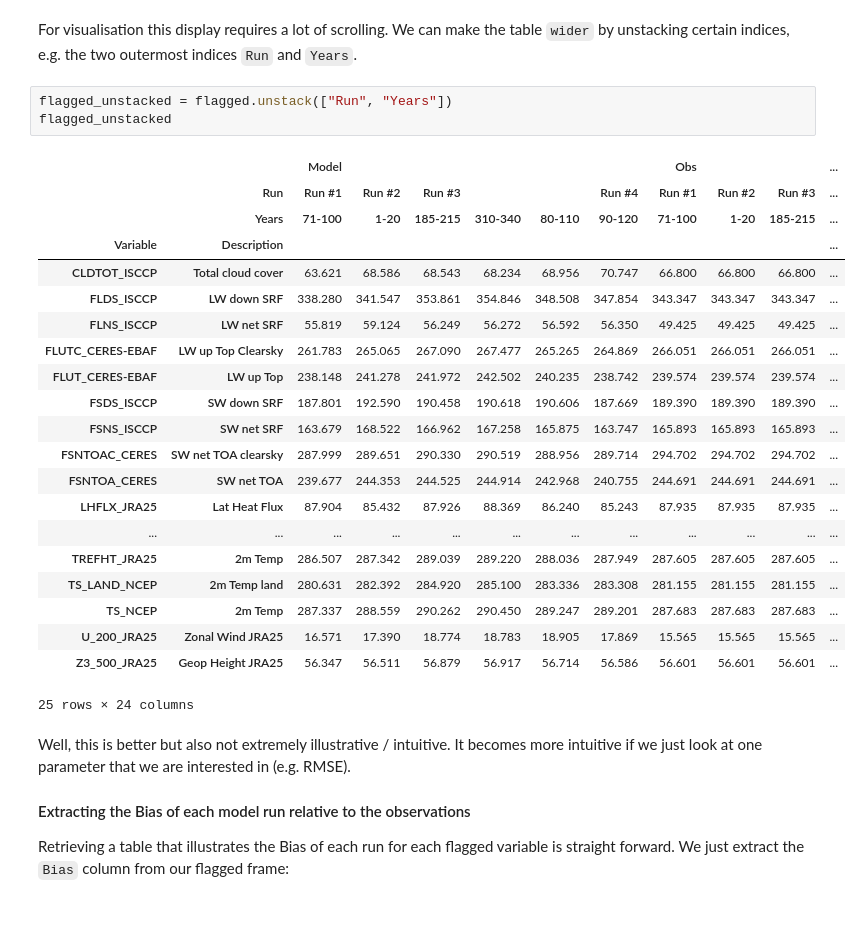
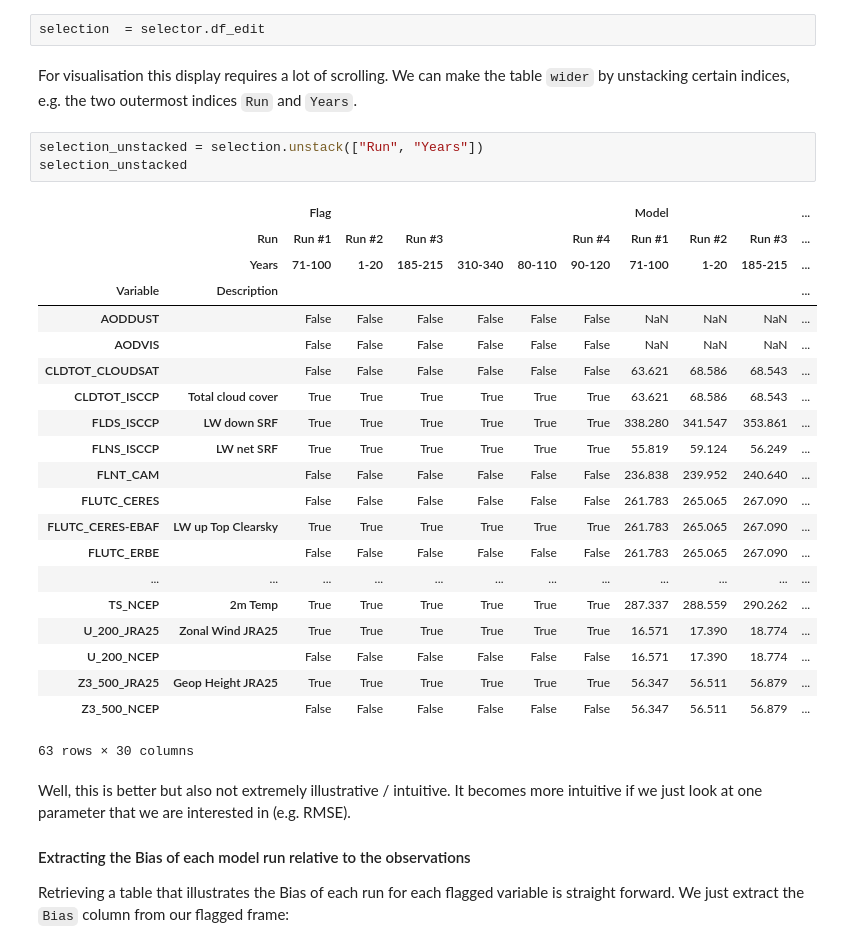
Before and after one commit to jgliss/my_notebooks, a Jupyter notebook: notebooks/read_ascii_cams_diag.ipynb, the cells around one changed output. Saved outputs shown, nothing was run; the diff lists cells and outputs as text; blank space fills up the shorter version.

```diff
--- a/notebooks/read_ascii_cams_diag.ipynb
+++ b/notebooks/read_ascii_cams_diag.ipynb
@@ -369,30 +434,32 @@ UnboundLocalError: local variable 'flagged' referenced before assignment
+# %%
+selection  = selector.df_edit
 # %% [markdown]
 For visualisation this display requires a lot of scrolling. We can make the table `wider` by unstacking certain indices, e.g. the two outermost indices `Run` and `Years`.
 # %%
-flagged_unstacked = flagged.unstack(["Run", "Years"])
-flagged_unstacked
+selection_unstacked = selection.unstack(["Run", "Years"])
+selection_unstacked
 # %% [output]
-|  |  | Model |  |  |  |  |  | Obs |  |  | ... |
+|  |  | Flag |  |  |  |  |  | Model |  |  | ... |
 |  | Run | Run #1 | Run #2 | Run #3 |  |  | Run #4 | Run #1 | Run #2 | Run #3 | ... |
 |  | Years | 71-100 | 1-20 | 185-215 | 310-340 | 80-110 | 90-120 | 71-100 | 1-20 | 185-215 | ... |
 | Variable | Description |  |  |  |  |  |  |  |  |  | ... |
-| CLDTOT_ISCCP | Total cloud cover | 63.621 | 68.586 | 68.543 | 68.234 | 68.956 | 70.747 | 66.800 | 66.800 | 66.800 | ... |
-| FLDS_ISCCP | LW down SRF | 338.280 | 341.547 | 353.861 | 354.846 | 348.508 | 347.854 | 343.347 | 343.347 | 343.347 | ... |
-| FLNS_ISCCP | LW net SRF | 55.819 | 59.124 | 56.249 | 56.272 | 56.592 | 56.350 | 49.425 | 49.425 | 49.425 | ... |
-| FLUTC_CERES-EBAF | LW up Top Clearsky | 261.783 | 265.065 | 267.090 | 267.477 | 265.265 | 264.869 | 266.051 | 266.051 | 266.051 | ... |
-| FLUT_CERES-EBAF | LW up Top | 238.148 | 241.278 | 241.972 | 242.502 | 240.235 | 238.742 | 239.574 | 239.574 | 239.574 | ... |
-| FSDS_ISCCP | SW down SRF | 187.801 | 192.590 | 190.458 | 190.618 | 190.606 | 187.669 | 189.390 | 189.390 | 189.390 | ... |
-| FSNS_ISCCP | SW net SRF | 163.679 | 168.522 | 166.962 | 167.258 | 165.875 | 163.747 | 165.893 | 165.893 | 165.893 | ... |
-| FSNTOAC_CERES | SW net TOA clearsky | 287.999 | 289.651 | 290.330 | 290.519 | 288.956 | 289.714 | 294.702 | 294.702 | 294.702 | ... |
-| FSNTOA_CERES | SW net TOA | 239.677 | 244.353 | 244.525 | 244.914 | 242.968 | 240.755 | 244.691 | 244.691 | 244.691 | ... |
-| LHFLX_JRA25 | Lat Heat Flux | 87.904 | 85.432 | 87.926 | 88.369 | 86.240 | 85.243 | 87.935 | 87.935 | 87.935 | ... |
+| AODDUST |  | False | False | False | False | False | False | NaN | NaN | NaN | ... |
+| AODVIS |  | False | False | False | False | False | False | NaN | NaN | NaN | ... |
+| CLDTOT_CLOUDSAT |  | False | False | False | False | False | False | 63.621 | 68.586 | 68.543 | ... |
+| CLDTOT_ISCCP | Total cloud cover | True | True | True | True | True | True | 63.621 | 68.586 | 68.543 | ... |
+| FLDS_ISCCP | LW down SRF | True | True | True | True | True | True | 338.280 | 341.547 | 353.861 | ... |
+| FLNS_ISCCP | LW net SRF | True | True | True | True | True | True | 55.819 | 59.124 | 56.249 | ... |
+| FLNT_CAM |  | False | False | False | False | False | False | 236.838 | 239.952 | 240.640 | ... |
+| FLUTC_CERES |  | False | False | False | False | False | False | 261.783 | 265.065 | 267.090 | ... |
+| FLUTC_CERES-EBAF | LW up Top Clearsky | True | True | True | True | True | True | 261.783 | 265.065 | 267.090 | ... |
+| FLUTC_ERBE |  | False | False | False | False | False | False | 261.783 | 265.065 | 267.090 | ... |
 | ... | ... | ... | ... | ... | ... | ... | ... | ... | ... | ... | ... |
-| TREFHT_JRA25 | 2m Temp | 286.507 | 287.342 | 289.039 | 289.220 | 288.036 | 287.949 | 287.605 | 287.605 | 287.605 | ... |
-| TS_LAND_NCEP | 2m Temp land | 280.631 | 282.392 | 284.920 | 285.100 | 283.336 | 283.308 | 281.155 | 281.155 | 281.155 | ... |
-| TS_NCEP | 2m Temp | 287.337 | 288.559 | 290.262 | 290.450 | 289.247 | 289.201 | 287.683 | 287.683 | 287.683 | ... |
-| U_200_JRA25 | Zonal Wind JRA25 | 16.571 | 17.390 | 18.774 | 18.783 | 18.905 | 17.869 | 15.565 | 15.565 | 15.565 | ... |
-| Z3_500_JRA25 | Geop Height JRA25 | 56.347 | 56.511 | 56.879 | 56.917 | 56.714 | 56.586 | 56.601 | 56.601 | 56.601 | ... |
+| TS_NCEP | 2m Temp | True | True | True | True | True | True | 287.337 | 288.559 | 290.262 | ... |
+| U_200_JRA25 | Zonal Wind JRA25 | True | True | True | True | True | True | 16.571 | 17.390 | 18.774 | ... |
+| U_200_NCEP |  | False | False | False | False | False | False | 16.571 | 17.390 | 18.774 | ... |
+| Z3_500_JRA25 | Geop Height JRA25 | True | True | True | True | True | True | 56.347 | 56.511 | 56.879 | ... |
+| Z3_500_NCEP |  | False | False | False | False | False | False | 56.347 | 56.511 | 56.879 | ... |
-25 rows × 24 columns
+63 rows × 30 columns
 # %% [markdown]
 Well, this is better but also not extremely illustrative / intuitive. It becomes more intuitive if we just look at one parameter that we are interested in (e.g. RMSE).
 
```
Also changed, not shown: parts of 13 cells of this notebook.
